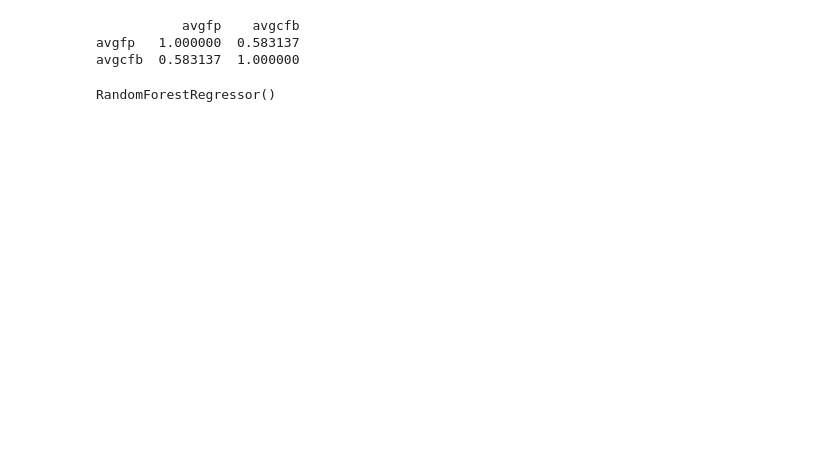
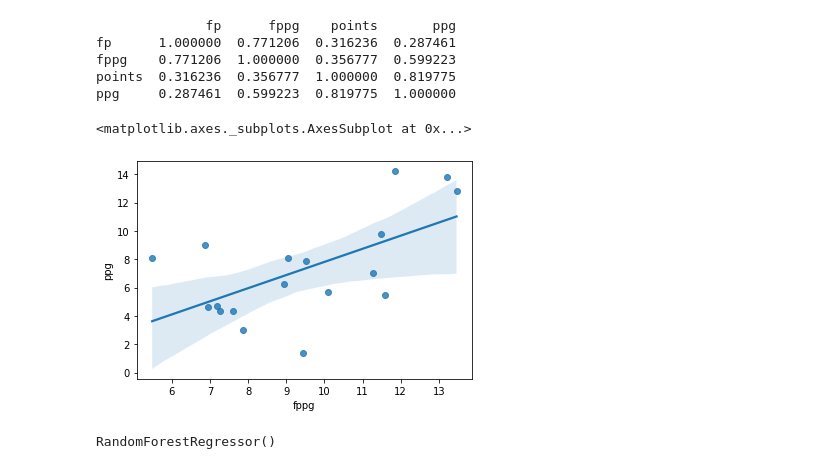
Before and after one commit to akulkarnii/nflmetrics, a Jupyter notebook: wr_test.ipynb, the cells around one changed output. Drawn from its saved outputs; the diff is of its cells as text; code cells hidden in the pictures; blank space fills up the shorter version.

```diff
--- a/wr_test.ipynb
+++ b/wr_test.ipynb
@@ -3,18 +3,28 @@ import pandas as pd
 import matplotlib.pyplot as plt
 from sklearn import metrics
 from sklearn.model_selection import train_test_split
-data = pd.read_csv('cfb_nfl_13.csv')
+data = pd.read_csv('547445df-366c-4634-b41d-1064f006dcca.csv')
 
-data = data.drop(["player"], axis=1)
-x = data['avgcfb']
-y = data['avgfp']
+data = data.drop(["player", "team", "g", "gs", "tgt", "rec", "Ctch%", "yds", "Y/R", "td", "1d", "lng", "Y/Tgt", "R/G", "Y/G", "fmb", "Rec.", "reyd", "retd", "rutd", "ruyd", "gp"], axis=1)
+x = data['fppg']
+y = data['ppg']
 x_train, x_test, y_train, y_test = train_test_split(x, y, test_size=0.25, random_state=0)
 #Correlation
 print(data.corr(method='pearson')) # Pearson's r - look at last row
 # %% [output]
-           avgfp    avgcfb
-avgfp   1.000000  0.583137
-avgcfb  0.583137  1.000000
+              fp      fppg    points       ppg
+fp      1.000000  0.771206  0.316236  0.287461
+fppg    0.771206  1.000000  0.356777  0.599223
+points  0.316236  0.356777  1.000000  0.819775
+ppg     0.287461  0.599223  0.819775  1.000000
+# %%
+import pandas as pd
+import seaborn as sns
+data = pd.read_csv('547445df-366c-4634-b41d-1064f006dcca.csv')
+sns.regplot(x='fppg', y='ppg', data=data)
+# %% [output]
+<matplotlib.axes._subplots.AxesSubplot at 0x...>
+[figure, added]
 # %%
 # Regression
 from sklearn.ensemble import RandomForestRegressor
```
Also changed, not shown: parts of 2 cells of this notebook.
